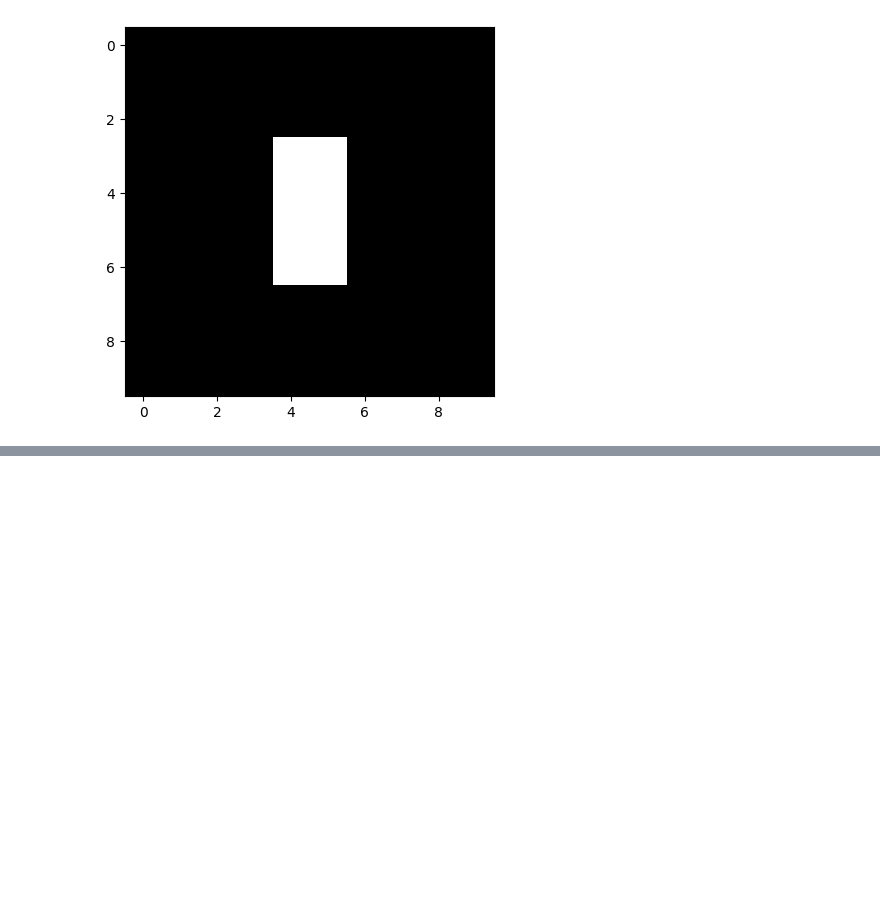
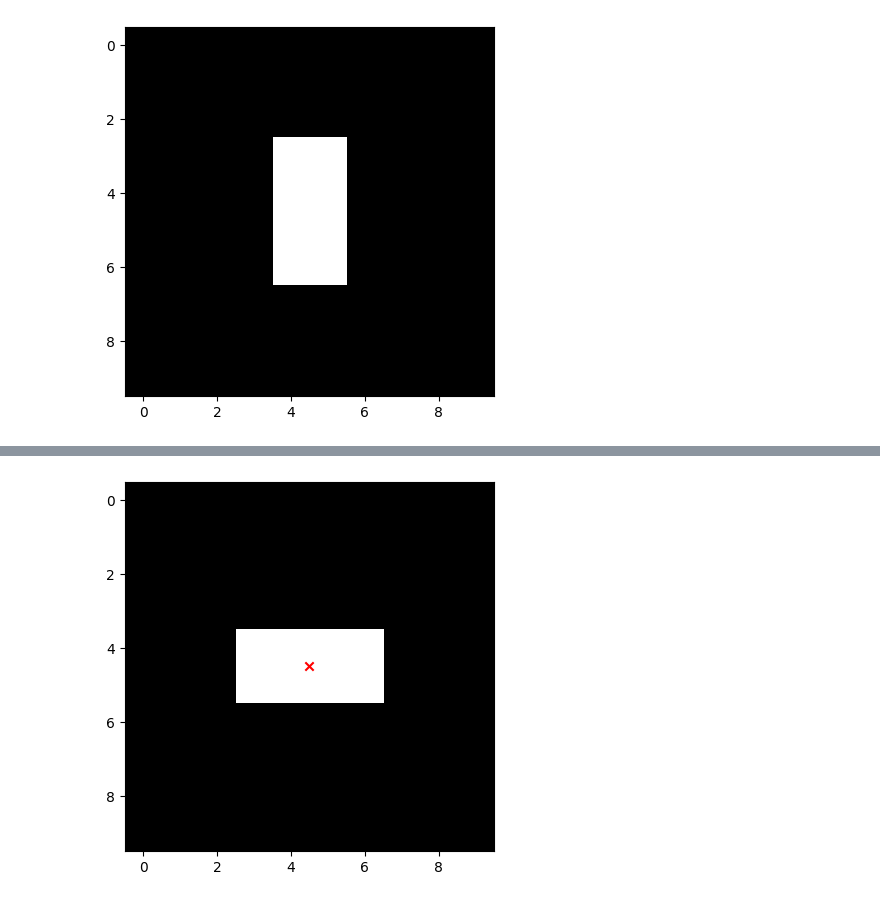
Before and after one commit to jesusgollonet/wave-tracking-reimplementation, a Jupyter notebook: scratch/spatial_central_moments.ipynb, the cells around one changed output, grey strips where cells are left out. Saved outputs shown, nothing was run; the diff lists cells and outputs as text; code cells hidden in the pictures; blank space fills up the shorter version.

```diff
--- a/scratch/spatial_central_moments.ipynb
+++ b/scratch/spatial_central_moments.ipynb
@@ -28,0 +119,6 @@ x_indices, y_indices
+# %%
+plt.imshow(rotated_grid, cmap='gray', interpolation='none')
+plt.scatter(x=[cx], y=[cy], color='red', marker='x')
+plt.show()
+# %% [output]
+[figure, added]
```
Also changed, not shown: parts of 21 cells of this notebook, 2 other files.
